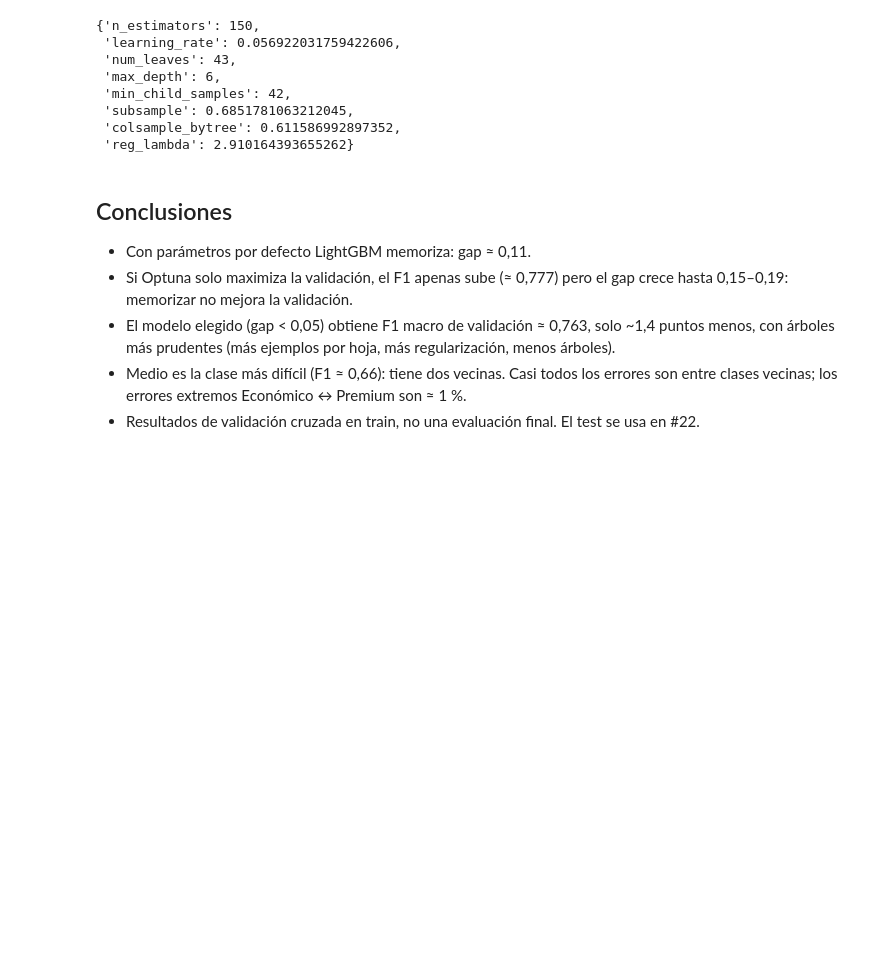
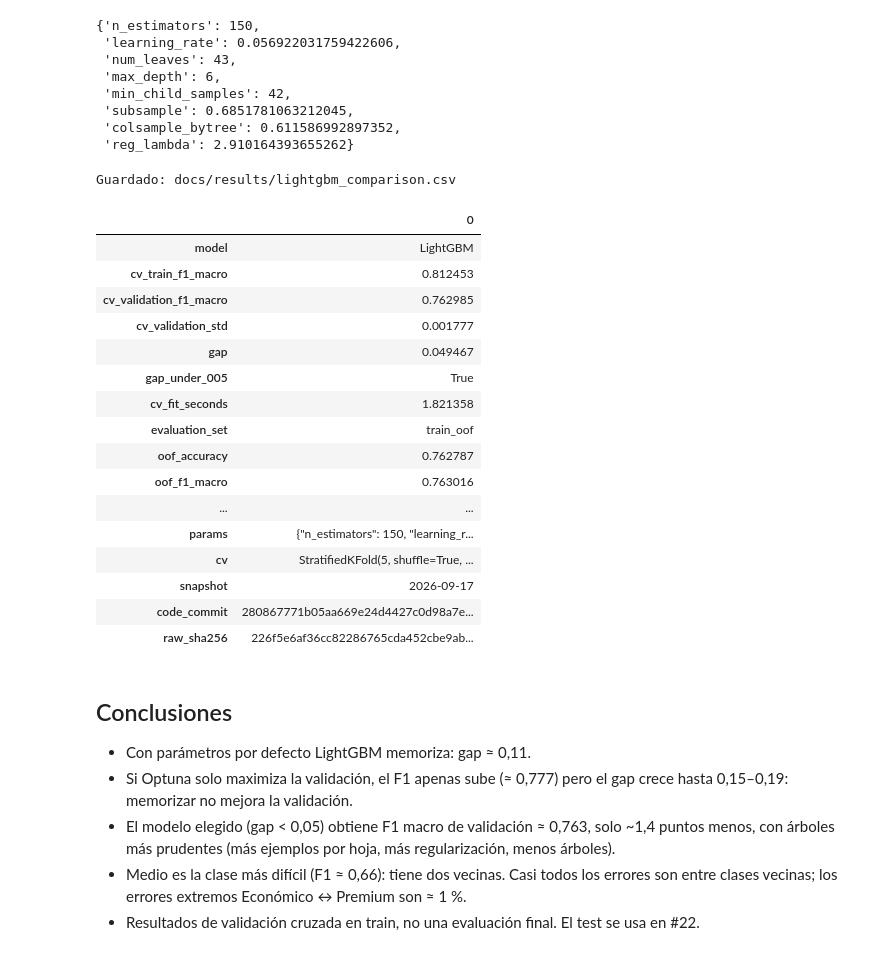
Before and after one commit to T6-P5-Classification/bcn-price-classifier, a Jupyter notebook: notebooks/07_model_lightgbm.ipynb, the cells around one changed output. Drawn from its saved outputs; the diff is of its cells as text; code cells hidden in the pictures; blank space fills up the shorter version.

```diff
--- a/notebooks/07_model_lightgbm.ipynb
+++ b/notebooks/07_model_lightgbm.ipynb
@@ -181,6 +181,71 @@ best_params
  'subsample': 0.6851781063212045,
  'colsample_bytree': 0.611586992897352,
  'reg_lambda': 2.910164393655262}
+# %%
+# Fila para la tabla común (#22): mismas 18 columnas que docs/results/logreg_comparison.csv
+import hashlib, json, subprocess, time
+from pathlib import Path
+from sklearn.metrics import accuracy_score, f1_score
+from src.preprocessing import RAW_DATA_PATH
+
+ROOT = Path.cwd().parent if Path.cwd().name == "notebooks" else Path.cwd()
+OUT = ROOT / "docs" / "results"
+OUT.mkdir(parents=True, exist_ok=True)
+
+# Mismo protocolo que el resto: CV secuencial (n_jobs=1) para que los tiempos sean comparables.
+scores = cross_validate(make_pipeline(final_model), X_train, y_train, cv=cv,
+                        scoring="f1_macro", return_train_score=True, n_jobs=1)
+start = time.perf_counter()
+oof_pred = cross_val_predict(make_pipeline(final_model), X_train, y_train, cv=cv, n_jobs=1)
+oof_seconds = time.perf_counter() - start
+matrix = confusion_matrix(y_train, oof_pred, labels=LABELS)
+
+train_f1, val_f1 = scores["train_score"].mean(), scores["test_score"].mean()
+row = {
+    "model": "LightGBM",
+    "cv_train_f1_macro": train_f1,
+    "cv_validation_f1_macro": val_f1,
+    "cv_validation_std": scores["test_score"].std(),
+    "gap": train_f1 - val_f1,
+    "gap_under_005": bool(train_f1 - val_f1 < 0.05),
+    "cv_fit_seconds": scores["fit_time"].sum(),
+    "evaluation_set": "train_oof",
+    "oof_accuracy": accuracy_score(y_train, oof_pred),
+    "oof_f1_macro": f1_score(y_train, oof_pred, average="macro"),
+    "oof_extreme_error_rate": (matrix[0, 2] + matrix[2, 0]) / len(y_train),
+    "oof_seconds": oof_seconds,
+    "search_seconds": trials["duration"].dt.total_seconds().sum(),
+    "params": json.dumps({**best_params, "subsample_freq": 1}),
+    "cv": "StratifiedKFold(5, shuffle=True, random_state=42)",
+    "snapshot": "2026-09-17",
+    "code_commit": subprocess.check_output(["git", "rev-parse", "HEAD"], cwd=ROOT, text=True).strip(),
+    "raw_sha256": hashlib.sha256(RAW_DATA_PATH.read_bytes()).hexdigest(),
+}
+assert abs(val_f1 - best["F1 val"]) < 1e-9, "La CV debe reproducir la prueba elegida de Optuna"
+
+lightgbm_row = pd.DataFrame([row])
+lightgbm_row.to_csv(OUT / "lightgbm_comparison.csv", index=False)
+print("Guardado: docs/results/lightgbm_comparison.csv")
+lightgbm_row.T
+# %% [output]
+Guardado: docs/results/lightgbm_comparison.csv
+|  | 0 |
+| model | LightGBM |
+| cv_train_f1_macro | 0.812453 |
+| cv_validation_f1_macro | 0.762985 |
+| cv_validation_std | 0.001777 |
+| gap | 0.049467 |
+| gap_under_005 | True |
+| cv_fit_seconds | 1.821358 |
+| evaluation_set | train_oof |
+| oof_accuracy | 0.762787 |
+| oof_f1_macro | 0.763016 |
+| ... | ... |
+| params | {"n_estimators": 150, "learning_r... |
+| cv | StratifiedKFold(5, shuffle=True, ... |
+| snapshot | 2026-09-17 |
+| code_commit | 280867771b05aa669e24d4427c0d98a7e... |
+| raw_sha256 | 226f5e6af36cc82286765cda452cbe9ab... |
 # %% [markdown]
 ## Conclusiones
 - Con parámetros por defecto LightGBM memoriza: gap ≈ 0,11.
```
Also changed, not shown: 1 other file.
